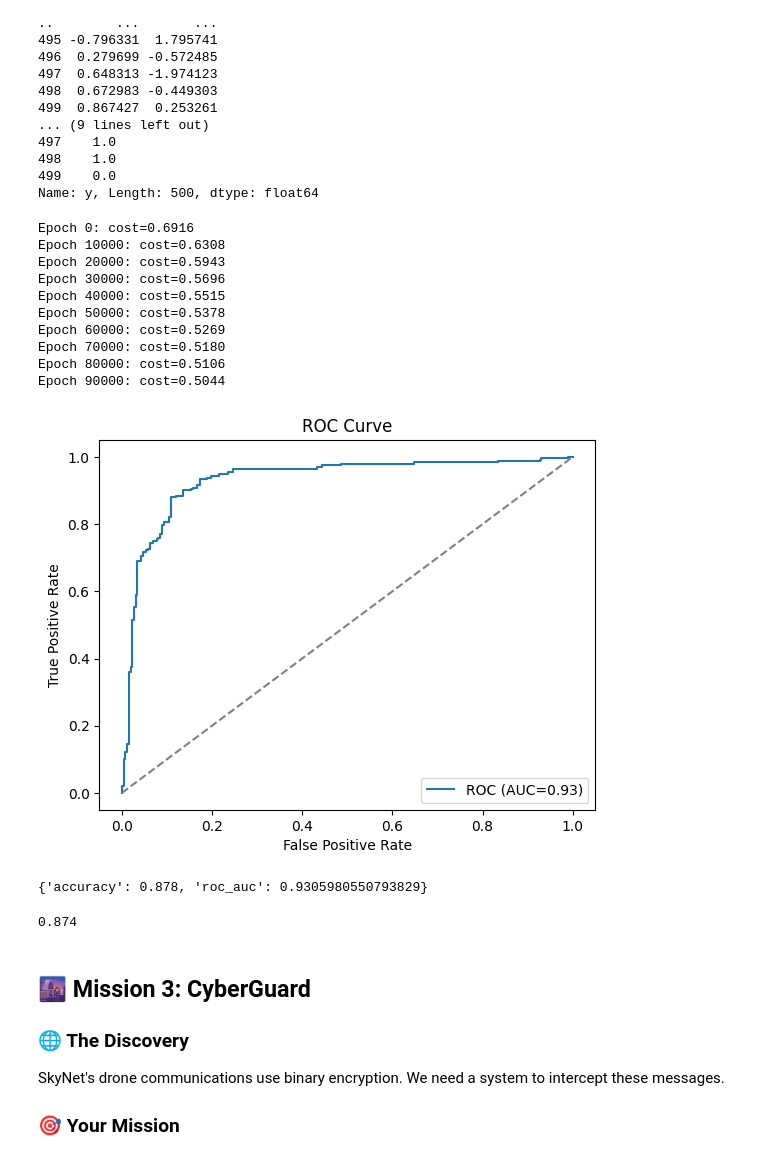
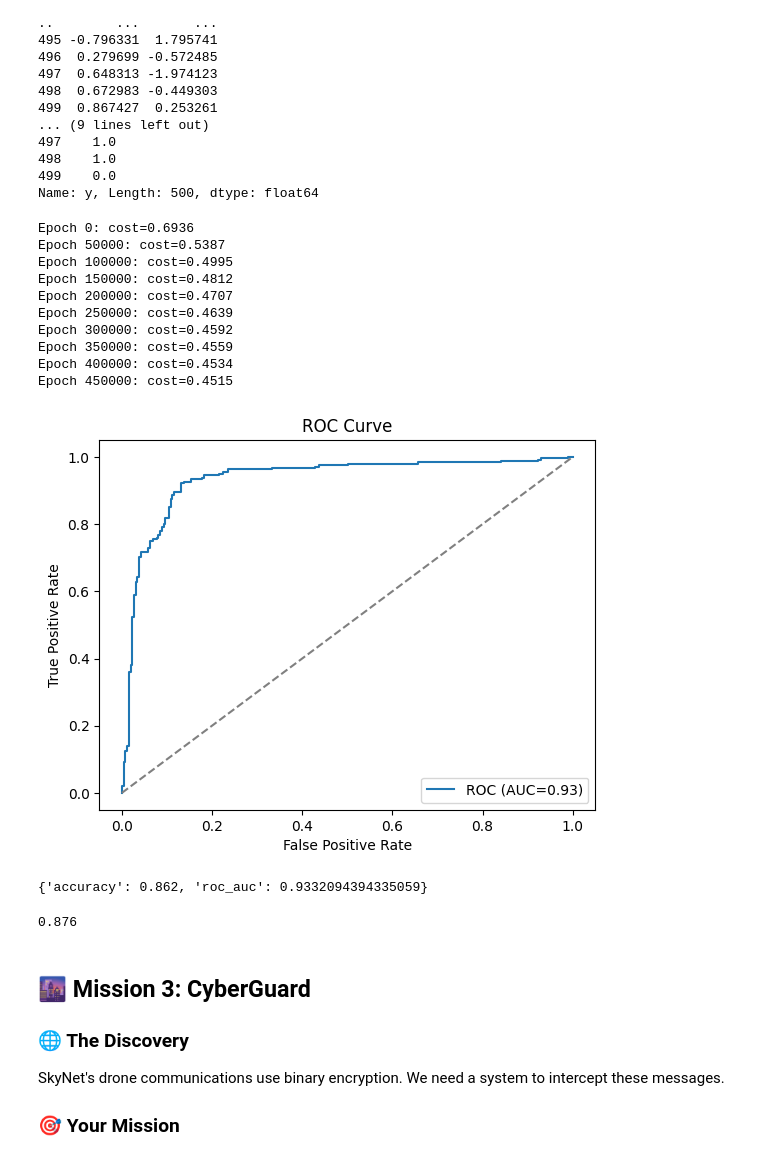
Before and after one commit to flippi321/TDT4172-Introduction-to-Machine-Learning, a Jupyter notebook: Assignment 1/Chapter_1.ipynb, the cells around one changed output. Saved outputs shown, nothing was run; the diff lists cells and outputs as text; code cells hidden in the pictures.

```diff
--- a/Assignment 1/Chapter_1.ipynb
+++ b/Assignment 1/Chapter_1.ipynb
@@ -211,19 +210,19 @@ print(train_x, train_y)
 499    0.0
 Name: y, Length: 500, dtype: float64
 # %%
-lg.fit(train_x, train_y, lr=1e-4, epoch=1000000, verbose=True)
+lg.fit(train_x, train_y, lr=1e-4, epoch=500000, verbose=True)
 
 lg.measure_accuracy(test_x, test_y, tresh=0.5, plot_roc=True)
 # %% [output]
-Epoch 0: cost=0.6916
-Epoch 10000: cost=0.6308
-Epoch 20000: cost=0.5943
-Epoch 30000: cost=0.5696
-Epoch 40000: cost=0.5515
-Epoch 50000: cost=0.5378
-Epoch 60000: cost=0.5269
-Epoch 70000: cost=0.5180
-Epoch 80000: cost=0.5106
-Epoch 90000: cost=0.5044
+Epoch 0: cost=0.6936
+Epoch 50000: cost=0.5387
+Epoch 100000: cost=0.4995
+Epoch 150000: cost=0.4812
+Epoch 200000: cost=0.4707
+Epoch 250000: cost=0.4639
+Epoch 300000: cost=0.4592
+Epoch 350000: cost=0.4559
+Epoch 400000: cost=0.4534
+Epoch 450000: cost=0.4515
-[figure, old version]
+[figure, new version]
-{'accuracy': 0.878, 'roc_auc': 0.9305980550793829}
+{'accuracy': 0.862, 'roc_auc': 0.9332094394335059}
@@ -232,9 +229,11 @@ from sklearn.metrics import accuracy_score
 # %%
+from sklearn.metrics import accuracy_score
+
 decitionTree = tree.DecisionTreeClassifier()
 decitionTree.fit(train_x, train_y)
 accuracy_score(test_y, decitionTree.predict(test_x, True))
 # %% [output]
-0.874
+0.876
 # %% [markdown]
 ## 🌆 Mission 3: CyberGuard
 
```
Also changed, not shown: parts of 3 cells of this notebook.
